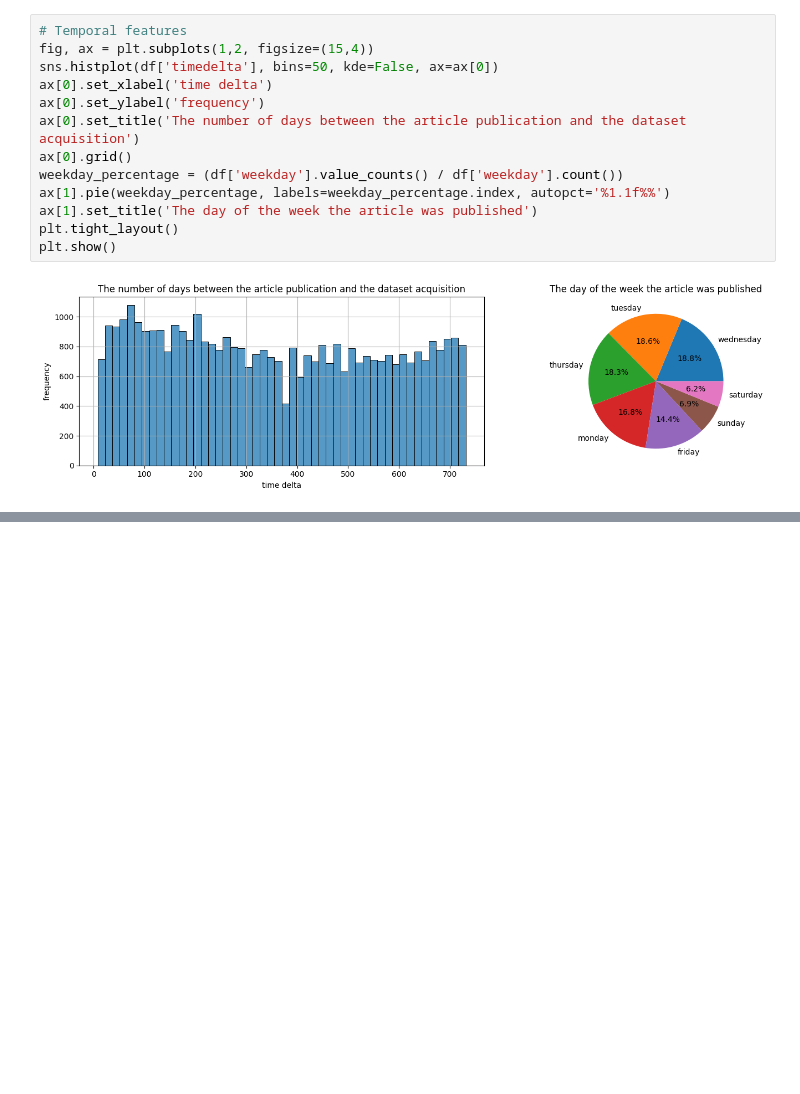
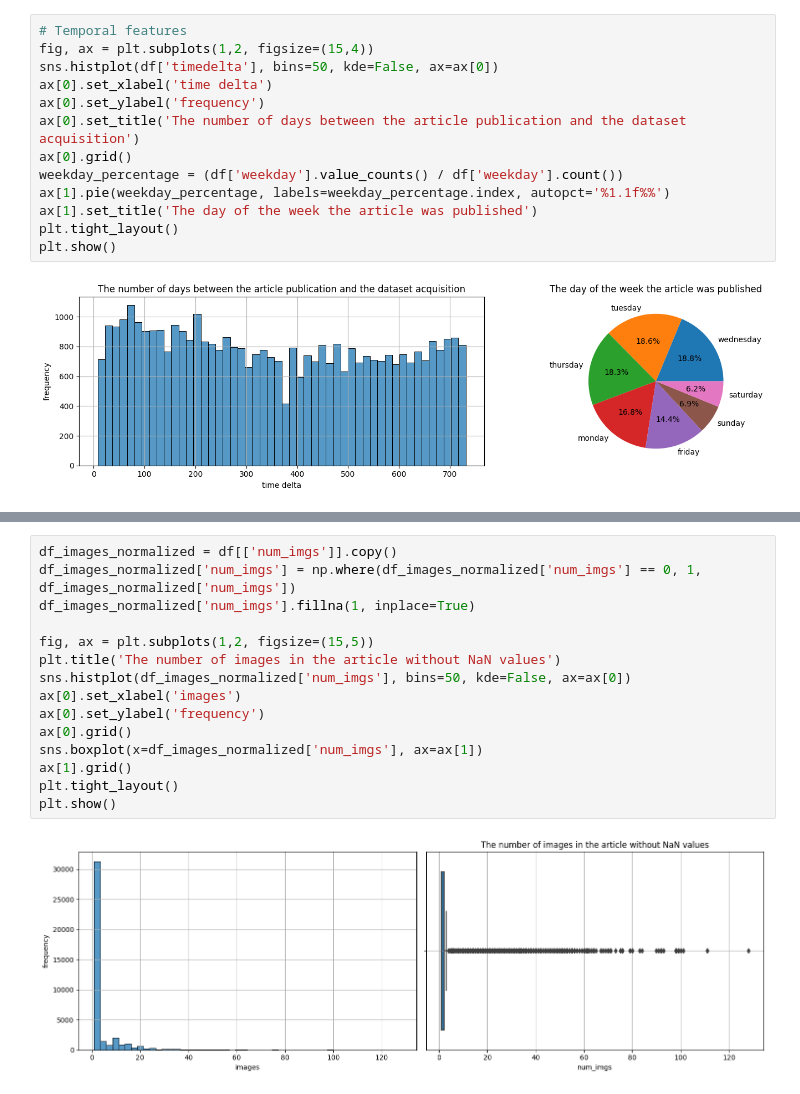
Before and after one commit to lolloberga/predict-shares-online-news, a Jupyter notebook: dataset_exploration.ipynb, the cells around one changed output, grey strips where cells are left out. Drawn from its saved outputs; the diff is of its cells as text; blank space fills up the shorter version.

```diff
--- a/dataset_exploration.ipynb
+++ b/dataset_exploration.ipynb
@@ -152,0 +189,17 @@ array([[<Axes: title={'center': 'global_subjectivity'}>,
+# %%
+df_images_normalized = df[['num_imgs']].copy()
+df_images_normalized['num_imgs'] = np.where(df_images_normalized['num_imgs'] == 0, 1, df_images_normalized['num_imgs'])
+df_images_normalized['num_imgs'].fillna(1, inplace=True)
+
+fig, ax = plt.subplots(1,2, figsize=(15,5))
+plt.title('The number of images in the article without NaN values')
+sns.histplot(df_images_normalized['num_imgs'], bins=50, kde=False, ax=ax[0])
+ax[0].set_xlabel('images')
+ax[0].set_ylabel('frequency')
+ax[0].grid()
+sns.boxplot(x=df_images_normalized['num_imgs'], ax=ax[1])
+ax[1].grid()
+plt.tight_layout()
+plt.show()
+# %% [output]
+[figure, added]
```
Also changed, not shown: parts of 14 cells of this notebook.
